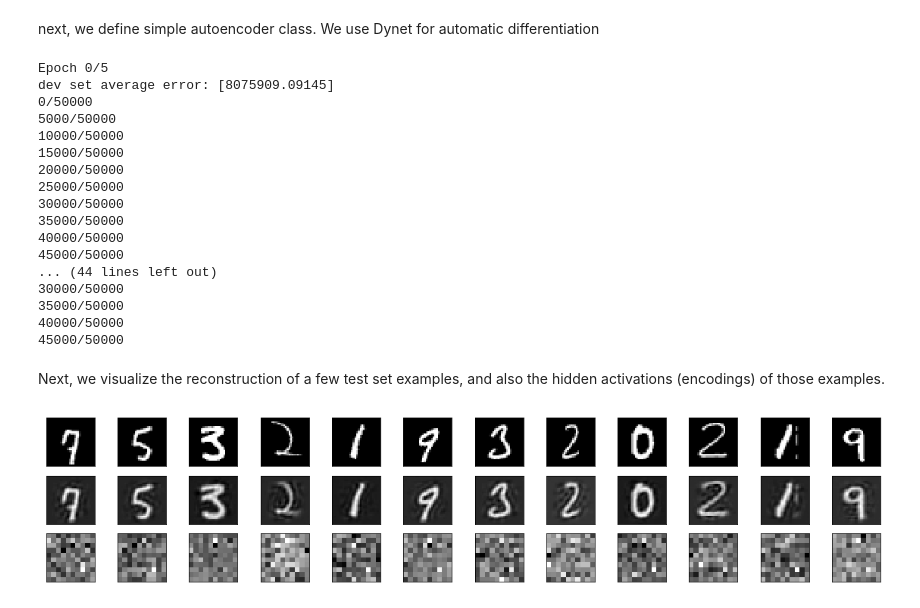
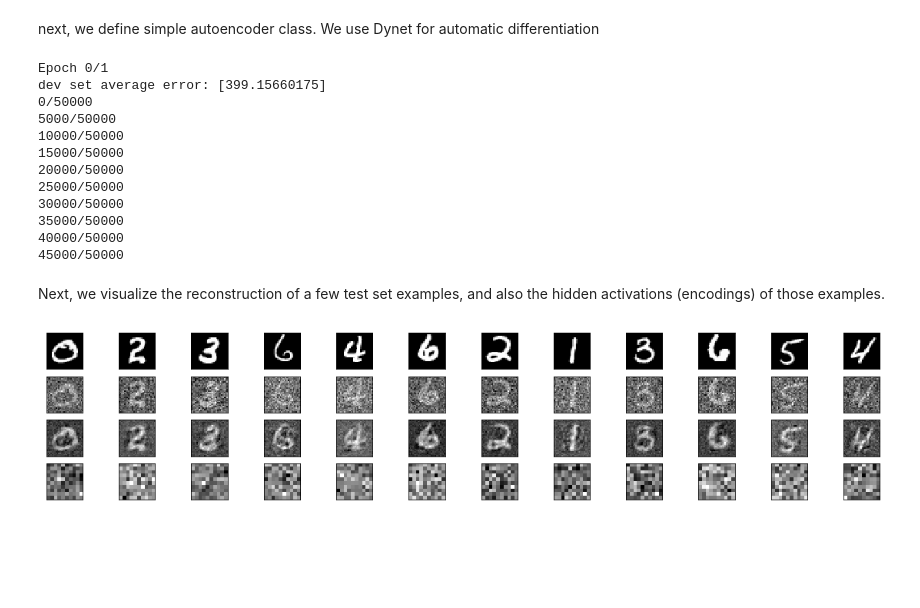
Before and after one commit to Shaul1321/autoencoder, a Jupyter notebook: autoencoder.ipynb, the cells around one changed output. Saved outputs shown, nothing was run; the diff lists cells and outputs as text; code cells hidden in the pictures; blank space fills up the shorter version.

```diff
--- a/autoencoder.ipynb
+++ b/autoencoder.ipynb
@@ -12,16 +12,19 @@ import random
 
 mnist = fetch_mldata('MNIST original')
 X = mnist.data.astype('float64')
-noise_ratio = 0.5
-X += np.random.normal(scale = noise_ratio, size = X.shape)
+X /= 255.
+noise_ratio = 0.5 # add 50% noise
+noise = np.random.normal(scale = noise_ratio, size = X.shape)
+X += noise
 y = mnist.target
 print(X.shape)
 X_train, y_train = X[:50000], y[:50000]
 X_dev, y_dev = X[50000:60000], y[50000:60000]
 X_test, y_test = X[60000:70000], y[60000:70000]
 
-X_train, y_train = shuffle(X_train, y_train)
-X_test, y_test = shuffle(X_test, y_test)
+#X_train, y_train = shuffle(X_train, y_train, noise)
+#X_test, y_test = shuffle(X_test, y_test, noise)
+X_test_original = X_test - noise[60000:70000]
 # %% [output]
 (70000, 784)
 # %% [markdown]
@@ -81,6 +84,7 @@ class Autoencoder(object):
 
         for i in range(epochs):
 
+            random.shuffle(train)
             loss_values = []
             print("Epoch {}/{}".format(i, epochs))
             dev_error = self.test(dev)
@@ -121,10 +125,10 @@ class Autoencoder(object):
             return total_error / len(dev)
 # %%
 model = Autoencoder()
-model.train(X_train, X_dev)
+model.train(X_train, X_dev, epochs = 1)
 # %% [output]
-Epoch 0/5
-dev set average error: [8075909.09145]
+Epoch 0/1
+dev set average error: [399.15660175]
 0/50000
 5000/50000
 10000/50000
@@ -135,43 +139,47 @@ dev set average error: [8075909.09145]
 35000/50000
 40000/50000
 45000/50000
-... (44 lines left out)
-30000/50000
-35000/50000
-40000/50000
-45000/50000
 # %% [markdown]
 Next, we visualize the reconstruction of a few test set examples, and also the hidden activations (encodings) of those examples.
 # %%
-X_test = shuffle(X_test)
+X_test, X_test_original = shuffle(X_test, X_test_original)
 reconstructions = [model.get_reconstruction_as_np_array(X_test[i]) for i in range(100)]
-original = [X_test[i] for i in range(100)]
 hiddens = [model.get_encoding_as_np_array(X_test[i]) for i in range(100)]
+
+# Visualization code from https://github.com/benjaminirving/mlseminars-autoencoders/blob/master/Autoencoders.ipynb
+
 plt.figure(figsize=(20, 4))
 n = 12
 for i in range(n):
 
     # display original
-    ax = plt.subplot(3, n, i + 1)
-    plt.imshow(original[i].reshape(28, 28))
+    ax = plt.subplot(4, n, i + 1)
+    plt.imshow(X_test_original[i].reshape(28, 28))
+    plt.gray()
+    ax.get_xaxis().set_visible(False)
+    ax.get_yaxis().set_visible(False)
+
+    # display noised
+    ax = plt.subplot(4, n, i + 1 + n)
+    plt.imshow(X_test[i].reshape(28, 28))
     plt.gray()
     ax.get_xaxis().set_visible(False)
     ax.get_yaxis().set_visible(False)
 
     # display reconstruction
-    ax = plt.subplot(3, n, i + 1 + n)
+    ax = plt.subplot(4, n, i + 1 + 2*n)
     plt.imshow(reconstructions[i].reshape(28, 28))
     plt.gray()
     ax.get_xaxis().set_visible(False)
     ax.get_yaxis().set_visible(False)
 
     # display encodings
-    ax = plt.subplot(3, n, i + 1 + 2*n)
+    ax = plt.subplot(4, n, i + 1 + 3*n)
     plt.imshow(hiddens[i].reshape(10, 10))
     plt.gray()
     ax.get_xaxis().set_visible(False)
     ax.get_yaxis().set_visible(False)
 
 plt.show()
 # %% [output]
-[figure, old version]
+[figure, new version]
```
